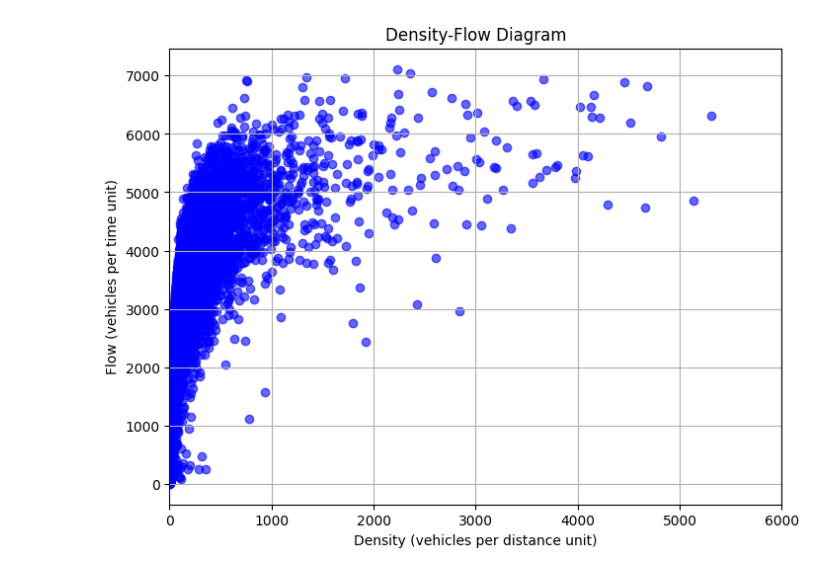
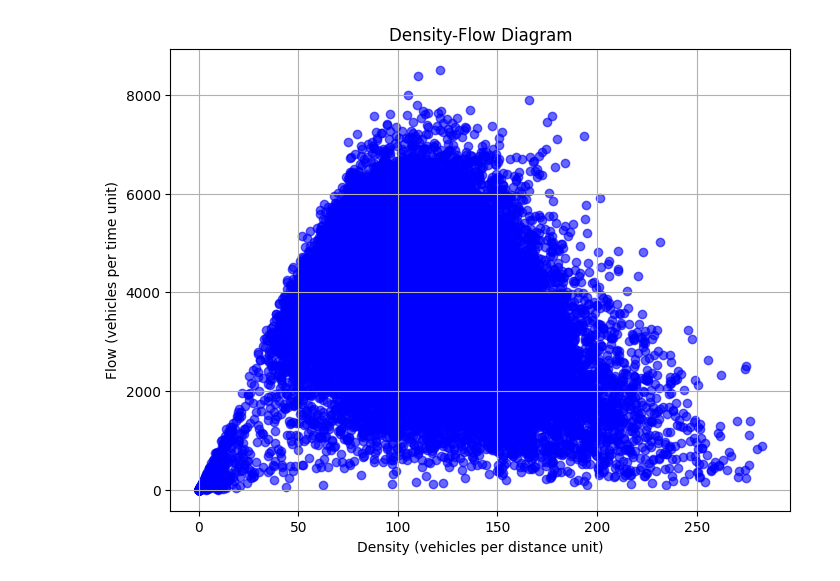
Before and after one commit to woxsao/macroscopic-sim-calibration, a Jupyter notebook: FD_plotting.ipynb, the cells around one changed output. Drawn from its saved outputs; the diff is of its cells as text; code cells hidden in the pictures.

```diff
--- a/FD_plotting.ipynb
+++ b/FD_plotting.ipynb
@@ -3,6 +3,6 @@ import numpy as np
 import pandas as pd
 import matplotlib.pyplot as plt
 # %%
-ten_min_flow_speed_data = pd.read_csv("data/10sec_100_m_flow_speed_1hr.csv")
-print(ten_min_flow_speed_data)
+ten_min_flow_density_data = pd.read_csv("data/1min_100_m_flow_speed_1hr.csv")
+print(ten_min_flow_density_data)
 # %% [output]
@@ -23,7 +23,6 @@ print(ten_min_flow_speed_data)
 # %%
 flow = ten_min_flow_speed_data["Flow"]
-speed = ten_min_flow_speed_data["Speed"]
-ten_min_flow_speed_data["Density"] = flow/speed
+density = ten_min_flow_speed_data["Density"]
 print(ten_min_flow_speed_data["Space"].iloc[1000])
 first_space_value = list(ten_min_flow_speed_data['Space'][1000:1003])
 print(first_space_value)
@@ -33,7 +32,7 @@ filtered_data = ten_min_flow_speed_data#[ten_min_flow_speed_data["Space"].isin(f
 print(filtered_data)
 plt.figure(figsize=(8, 6))
 plt.scatter(filtered_data['Density'], filtered_data['Flow'], c='blue', alpha=0.6)
-plt.xlim(0, 6000)
+# plt.xlim(0, 6000)
 plt.title('Density-Flow Diagram')
 plt.xlabel('Density (vehicles per distance unit)')
 plt.ylabel('Flow (vehicles per time unit)')
@@ -60 +58 @@ plt.show()
-[figure, old version]
+[figure, new version]
```
Also changed, not shown: parts of 2 cells of this notebook.
